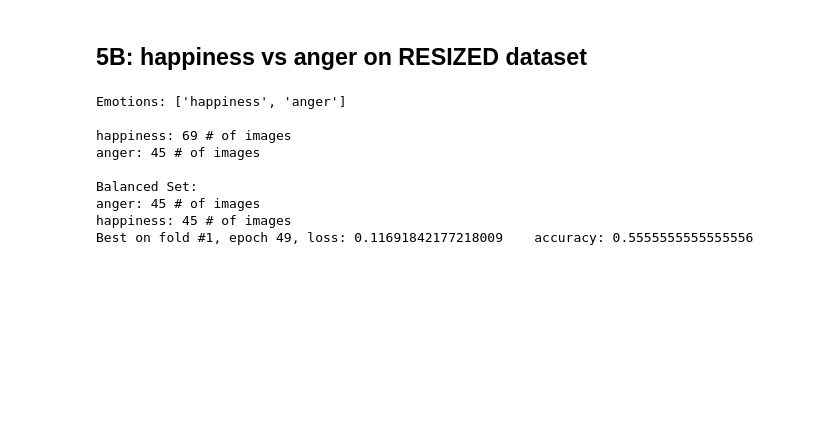
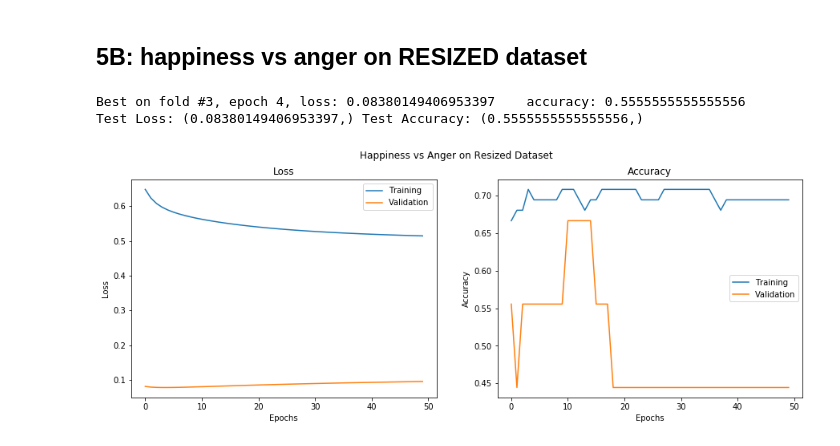
Before and after one commit to dukelin95/dl_projects, a Jupyter notebook: regression_pca/plot_plots.ipynb, the cells around one changed output. Drawn from its saved outputs; the diff is of its cells as text; code cells hidden in the pictures; blank space fills up the shorter version.

```diff
--- a/regression_pca/plot_plots.ipynb
+++ b/regression_pca/plot_plots.ipynb
@@ -274,28 +238,47 @@ plt.show()
 # %%
 # WRITE A NON CROSS VALIDATION TRAIN
 
 lr = 1e-4
 num_epochs = 50
 num_pca_comps = 15
 k = 10
 dl = Dataloader("./facial_expressions_data/resized/")
 emotions = ['anger', 'happiness']
 method = 'batch'
 cl = LogisticRegression()
+fold = 2
 
 trainer = Trainer(cl, dl, emotions, method)
-train_eval, val_eval, test_eval = trainer.no_cross_train(lr, num_epochs, num_pca_comps, k)
+train_eval, val_eval, test_eval = trainer.no_cross_train(lr, num_epochs, fold, num_pca_comps, k)
 
 train_loss, train_acc = zip(*train_eval[0])
 val_loss, val_acc = zip(*val_eval[0])
 test_loss, test_acc = zip(*test_eval)
+
+# plots from #4, no std because not possible
+    # training and validation loss
+    # training and validation acc
+    # test loss and acc
+
+plot_title = "Happiness vs Anger on Resized Dataset"
+data = [[train_loss, val_loss], [train_acc, val_acc]]
+sub_titles = ["Loss", "Accuracy"]
+x_labels = ["Epochs" for i in range(len(data))]
+y_labels = ["Loss", "Accuracy"]
+
+fig, axs = plt.subplots(1,len(data), figsize=(15,5))
+fig.suptitle(plot_title)
+
+axs = axs.flatten()
+for i in range(len(data)):
+    axs[i].set_title(sub_titles[i])
+    axs[i].set_xlabel(x_labels[i])
+    axs[i].set_ylabel(y_labels[i])
+    axs[i].plot(range(len(data[i][0])), data[i][0], label="Training")
+    axs[i].plot(range(len(data[i][1])), data[i][1], label="Validation")
+    axs[i].legend()
+print("Test Loss: {} Test Accuracy: {}".format(test_loss, test_acc))
 # %% [output]
-Emotions: ['happiness', 'anger']
-
-happiness: 69 # of images
-anger: 45 # of images
-
-Balanced Set:
-anger: 45 # of images
-happiness: 45 # of images
-Best on fold #1, epoch 49, loss: 0.11691842177218009    accuracy: 0.5555555555555556
+Best on fold #3, epoch 4, loss: 0.08380149406953397    accuracy: 0.5555555555555556
+Test Loss: (0.08380149406953397,) Test Accuracy: (0.5555555555555556,)
+[figure, added]
```
Also changed, not shown: parts of 8 cells of this notebook, 2 other files.
